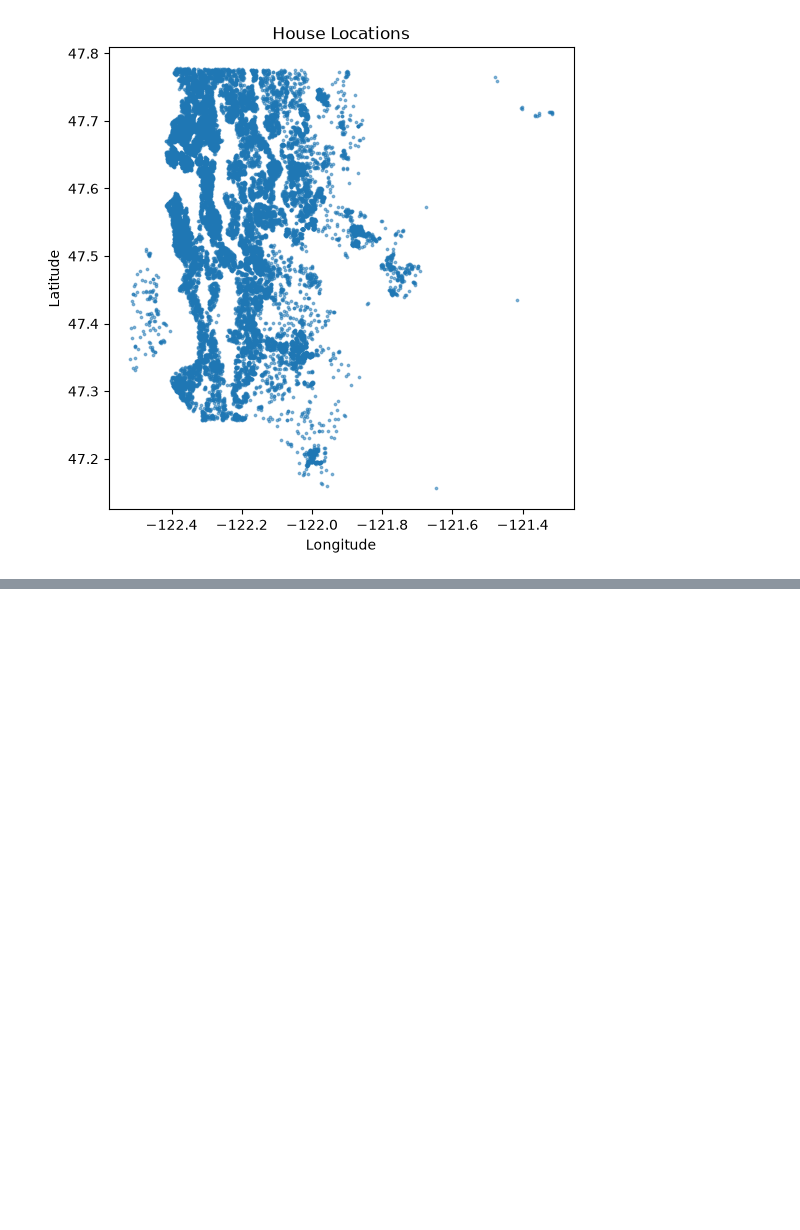
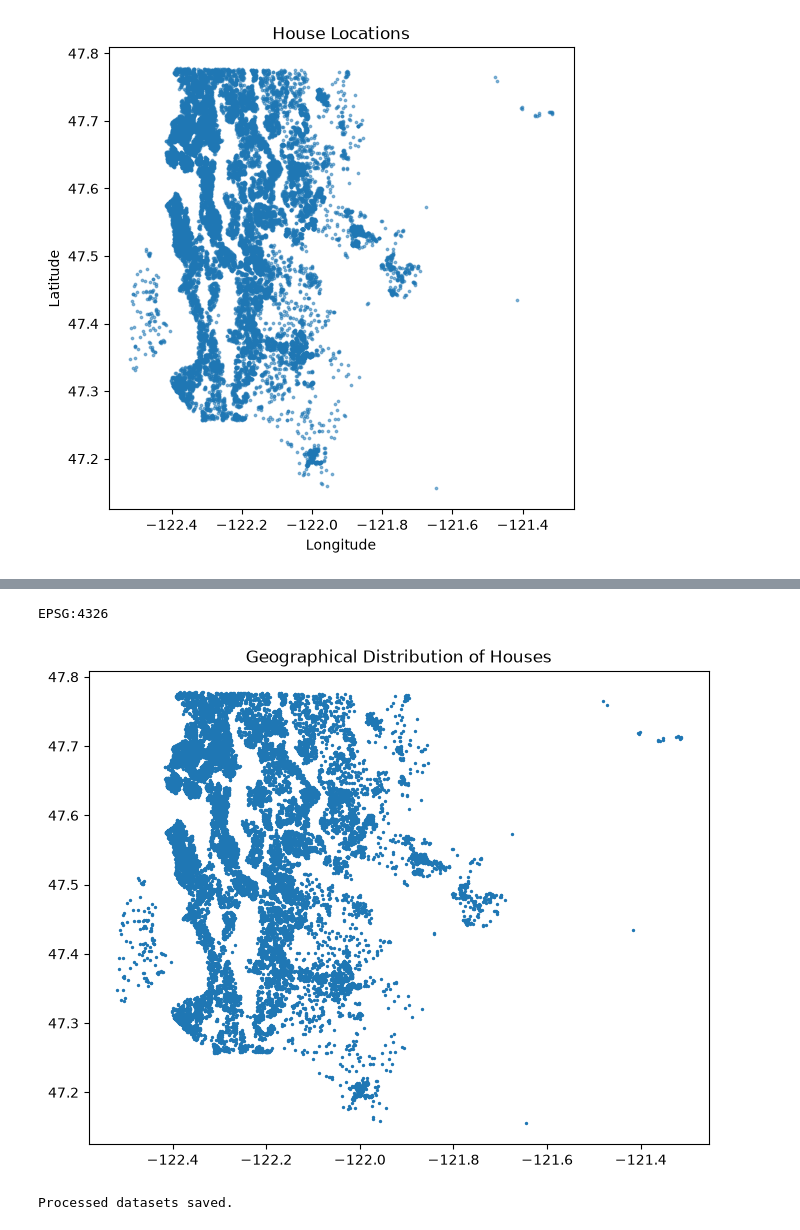
Before and after one commit to aarav2195/Infotact-DS-ML, a Jupyter notebook: Project-3-Geospatial-Valuation/notebooks/01_data_acquisition.ipynb, the cells around one changed output, grey strips where cells are left out. Drawn from its saved outputs; the diff is of its cells as text; code cells hidden in the pictures; blank space fills up the shorter version.

```diff
--- a/Project-3-Geospatial-Valuation/notebooks/01_data_acquisition.ipynb
+++ b/Project-3-Geospatial-Valuation/notebooks/01_data_acquisition.ipynb
@@ -185,0 +275,16 @@ plt.show()
+# %%
+geometry = [
+    Point(xy)
+    for xy in zip(
+        df_clean["long"],
+        df_clean["lat"]
+    )
+]
+
+gdf = gpd.GeoDataFrame(
+    df_clean,
+    geometry=geometry,
+    crs="EPSG:4326"
+)
+
+gdf.head()
@@ -185,0 +298,20 @@ plt.show()
+# %%
+print(gdf.crs)
+# %% [output]
+EPSG:4326
+# %%
+gdf.plot(figsize=(8,8),markersize=2)
+
+plt.title("Geographical Distribution of Houses")
+
+plt.show()
+# %% [output]
+[figure, added]
+# %%
+gdf.to_file("../data/processed/clean_houses.geojson",driver="GeoJSON")
+
+gdf.to_csv("../data/processed/clean_house_data.csv",index=False)
+
+print("Processed datasets saved.")
+# %% [output]
+Processed datasets saved.
```
Also changed, not shown: parts of 8 cells of this notebook, 1 other file.
